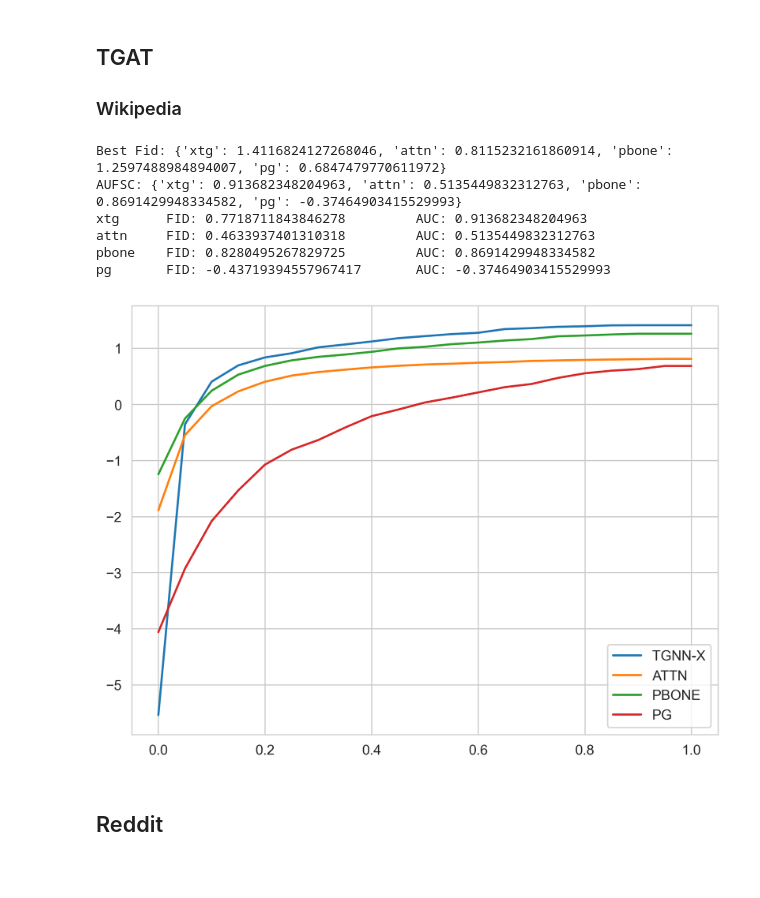
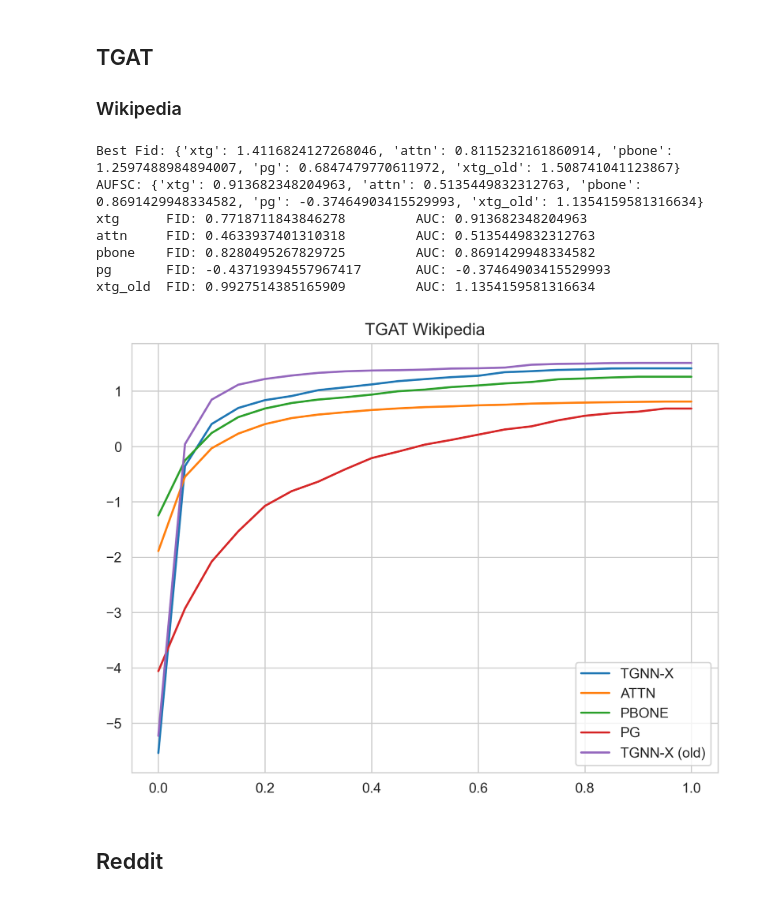
Before and after one commit to m-krastev/fact8-temporal-graph, a Jupyter notebook: notebooks/results_processing.ipynb, the cells around one changed output. Cells and saved outputs as stored; diff of their text form; code cells hidden in the pictures; blank space fills up the shorter version.

Commit message:
Updated notebook with og navigator scores and disambiguated paths

```diff
--- a/notebooks/results_processing.ipynb
+++ b/notebooks/results_processing.ipynb
@@ -8,11 +8,13 @@ import matplotlib.pyplot as plt
 import seaborn as sns
 import torch
 
+
+
 sns.set_style("whitegrid")
 plt.rcParams['figure.dpi'] = 300
 
-results_path = Path("/Users/Matey/project/fact8/benchmarks/results/")
-mcts_path = Path("/Users/Matey/project/fact8/tgnnexplainer/xgraph/saved_mcts_results/")
+results_path = Path(os.path.dirname(os.getcwd())) / "benchmarks/results"
+mcts_path = Path(os.path.dirname(os.getcwd())) / "tgnnexplainer/xgraph/saved_mcts_results/"
 
-explainers = ["xtg", "attn", "pbone", "pg"]
-labels = {k: v for k, v in zip(explainers, ["TGNN-X", "ATTN", "PBONE", "PG"])}
+explainers = ["xtg", "attn", "pbone", "pg", "xtg_old"]
+labels = {k: v for k, v in zip(explainers, ["TGNN-X", "ATTN", "PBONE", "PG", "TGNN-X (old)"])}
@@ -127,44 +137,47 @@ tgat_wikipedia_files = {
     for k, v in zip(
         explainers,
         [
-            "tgat_wikipedia_subgraphx_tg_110314_to_155614_eval_pg_true_pg_positive.csv",
-            "tgat_wikipedia_attn_explainer_tg_110314_to_155614_eval.csv",
-            "tgat_wikipedia_pbone_explainer_tg_110314_to_155614_eval.csv",
-            "tgat_wikipedia_pg_explainer_tg_110314_to_155614_eval.csv",
+            "tgat_wikipedia_subgraphx_tg_110314_to_155614_eval_mlp_true_pg_positive_th20.csv",
+            "tgat_wikipedia_attn_explainer_tg_110314_to_155614_eval_th20.csv",
+            "tgat_wikipedia_pbone_explainer_tg_110314_to_155614_eval_th20.csv",
+            "tgat_wikipedia_pg_explainer_tg_110314_to_155614_eval_th20.csv",
+            "tgat_wikipedia_subgraphx_tg_110314_to_155151_eval_pg_true_pg_positive_th20.csv"
         ],
     )
 }
 
 tgat_wikipedia_tabs = {
     k: pd.read_csv(v).groupby("sparsity").mean()
     for k, v in tgat_wikipedia_files.items()
 }
 
 tgat_wikipedia_best_fids = {
     k: tab["fid_inv_best"].max() for k, tab in tgat_wikipedia_tabs.items()
 }
 tgat_wikipedia_aufsc = {
     k: np.trapz(tab["fid_inv_best"], tab.index) for k, tab in tgat_wikipedia_tabs.items()
 }
 
 print("Best Fid:", tgat_wikipedia_best_fids)
 print("AUFSC:", tgat_wikipedia_aufsc)
 
 for k, tab in tgat_wikipedia_tabs.items():
     print(
         f"{k}\t FID: {tab['fid_inv_best'].mean()} \t AUC: {np.trapz(tab['fid_inv_best'], tab.index)}"
     )
     plt.plot(tab.index, tab["fid_inv_best"], label=labels[k])
 plt.legend();plt.tight_layout()
+plt.title("TGAT Wikipedia")
 plt.savefig("plots/tgat_wikipedia.png")
 # %% [output]
-Best Fid: {'xtg': 1.4116824127268046, 'attn': 0.8115232161860914, 'pbone': 1.2597488984894007, 'pg': 0.6847479770611972}
-AUFSC: {'xtg': 0.913682348204963, 'attn': 0.5135449832312763, 'pbone': 0.8691429948334582, 'pg': -0.37464903415529993}
+Best Fid: {'xtg': 1.4116824127268046, 'attn': 0.8115232161860914, 'pbone': 1.2597488984894007, 'pg': 0.6847479770611972, 'xtg_old': 1.508741041123867}
+AUFSC: {'xtg': 0.913682348204963, 'attn': 0.5135449832312763, 'pbone': 0.8691429948334582, 'pg': -0.37464903415529993, 'xtg_old': 1.1354159581316634}
 xtg      FID: 0.7718711843846278         AUC: 0.913682348204963
 attn     FID: 0.4633937401310318         AUC: 0.5135449832312763
 pbone    FID: 0.8280495267829725         AUC: 0.8691429948334582
 pg       FID: -0.43719394557967417       AUC: -0.37464903415529993
+xtg_old  FID: 0.9927514385165909         AUC: 1.1354159581316634
-[figure, old version]
+[figure, new version]
 # %% [markdown]
 ## Reddit
 # %%
```
Also changed, not shown: parts of 12 cells of this notebook, 12 other files.
